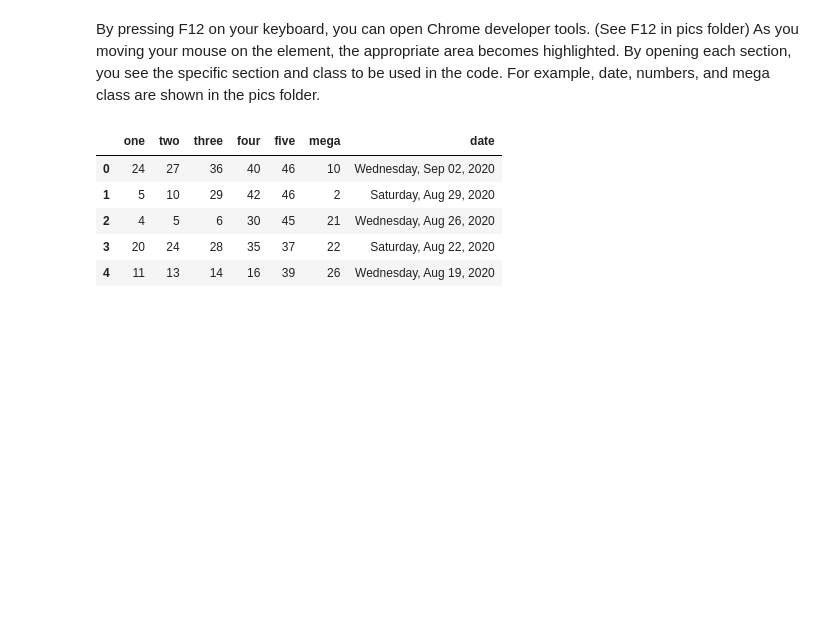
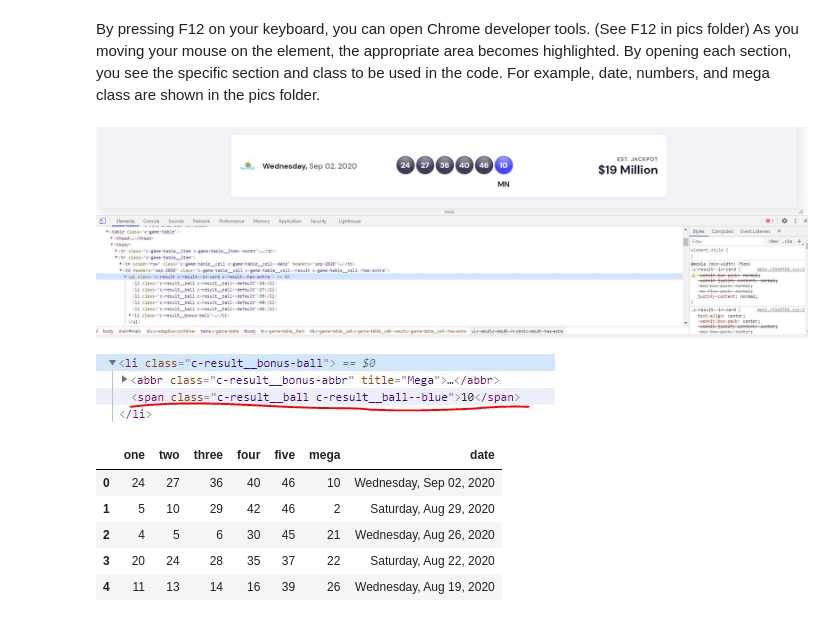
Before and after one commit to kevin4Diamond/Scraping-mining-super, a Jupyter notebook: mineSuper.ipynb, the cells around one changed output. Cells and saved outputs as stored; diff of their text form; code cells hidden in the pictures; blank space fills up the shorter version.

```diff
--- a/mineSuper.ipynb
+++ b/mineSuper.ipynb
@@ -31,6 +31,15 @@ By pressing F12 on your keyboard, you can open Chrome developer tools. (See F12
 As you moving your mouse on the element, the appropriate area becomes highlighted.
 By opening each section, you see the specific section and class to be used in the code.
 For example, date, numbers, and mega class are shown in the pics folder.
+# %%
+from IPython.display import Image #Allows us to import images in different format
+Image('./pics/F12.JPG')
+# %% [output]
+[figure, added]
+# %%
+Image('./pics/mega class.JPG')
+# %% [output]
+[figure, added]
 # %%
 time = [t.text.replace('\n', '') for t in soup.find_all('time', {'class': 'c-game-table__game-date'})]
 number = [n.text for n in soup.find_all('li', {'class':'c-result__ball c-result__ball--default'})]
```
Also changed, not shown: parts of 3 cells of this notebook.
